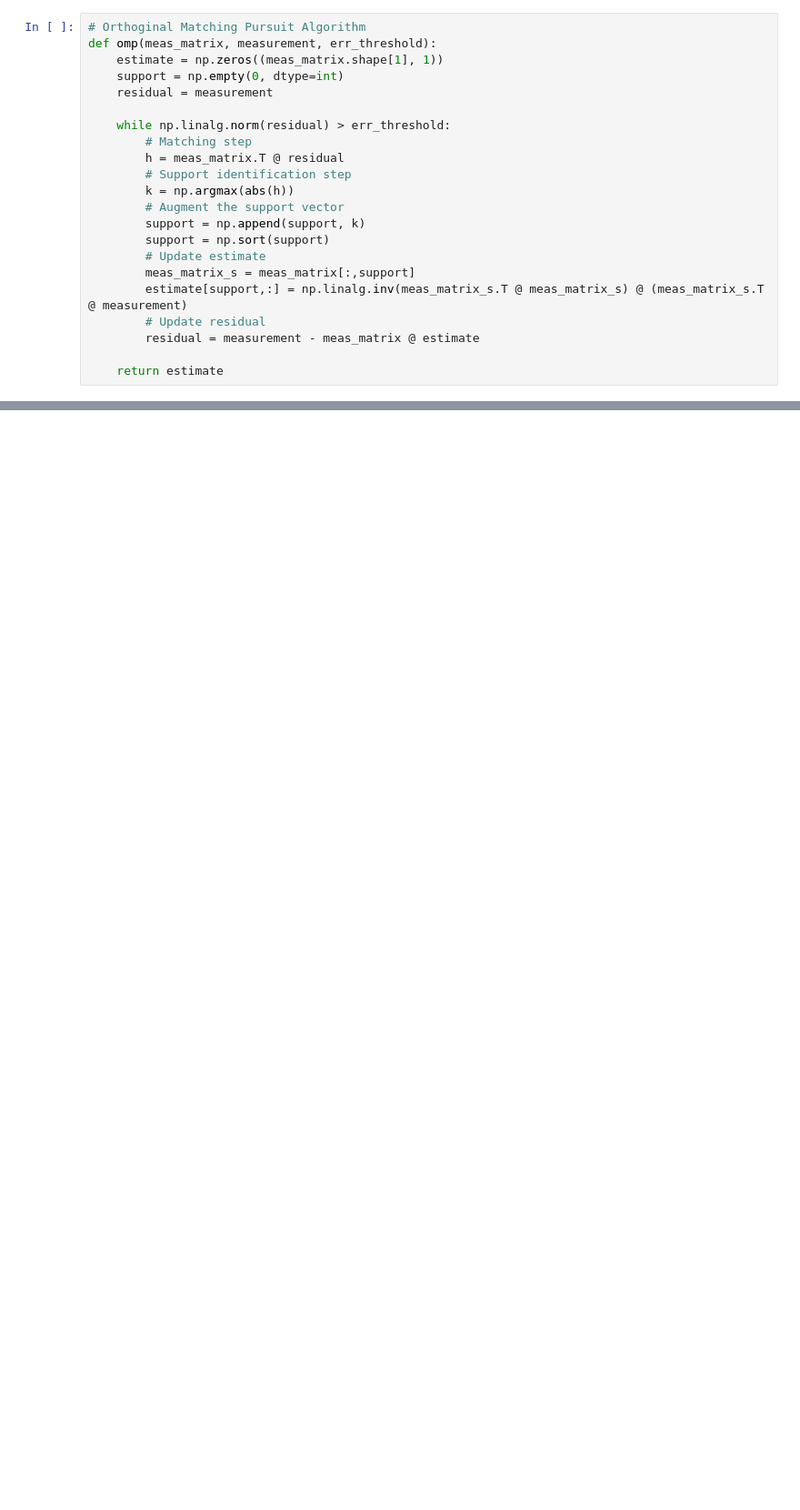
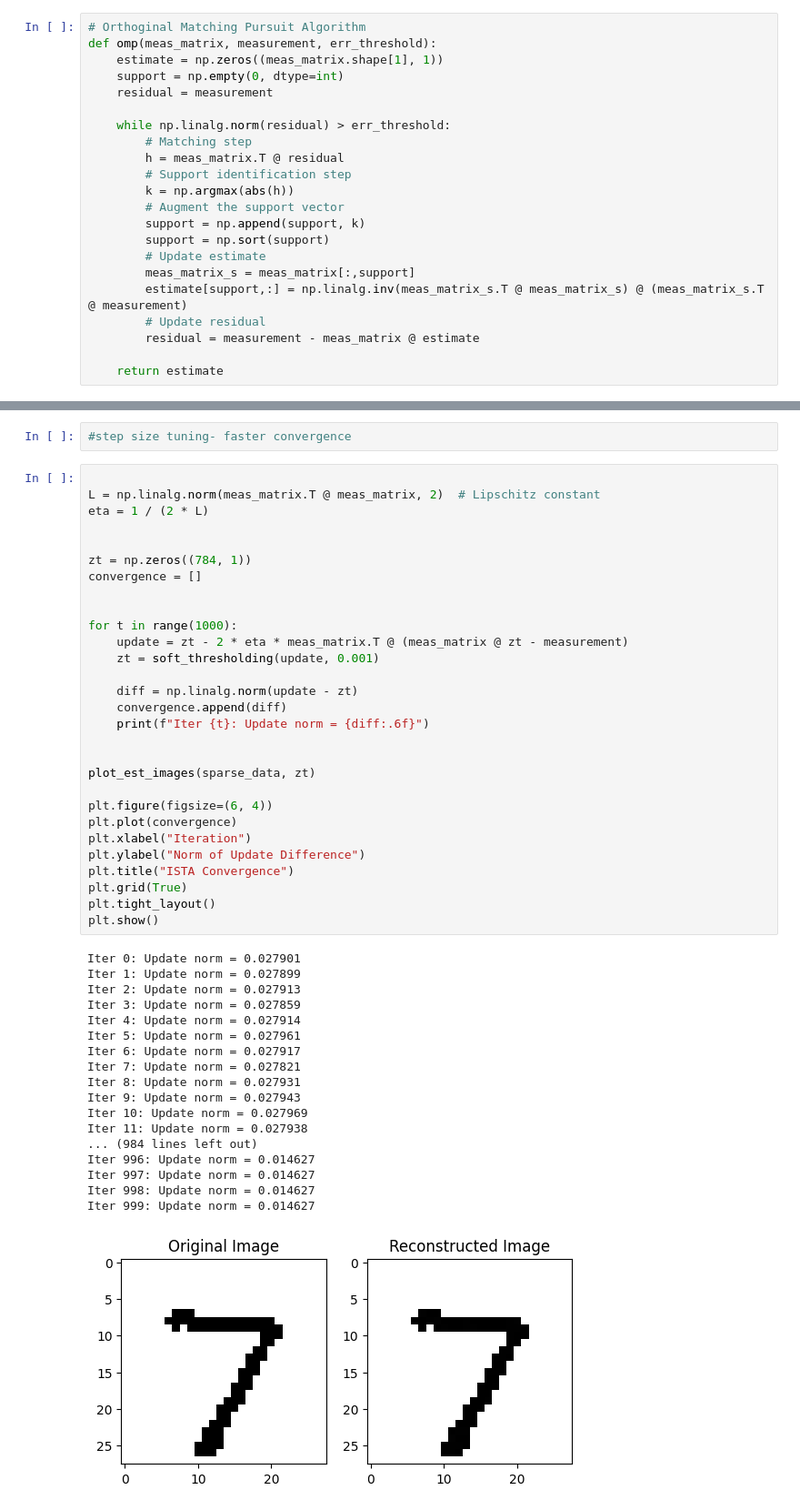
Before and after one commit to josephine-king/EE4740_ImageCompression, a Jupyter notebook: image_compression.ipynb, the cells around one changed output, grey strips where cells are left out. Shown: that part at 91% size. Cells and saved outputs as stored; diff of their text form; blank space fills up the shorter version.

```diff
--- a/image_compression.ipynb
+++ b/image_compression.ipynb
@@ -121,0 +213,50 @@ plot_est_images(sparse_data, estimate)
+# %%
+#step size tuning- faster convergence
+# %%
+
+L = np.linalg.norm(meas_matrix.T @ meas_matrix, 2)  # Lipschitz constant
+eta = 1 / (2 * L)
+
+
+zt = np.zeros((784, 1))
+convergence = []
+
+
+for t in range(1000):
+    update = zt - 2 * eta * meas_matrix.T @ (meas_matrix @ zt - measurement)
+    zt = soft_thresholding(update, 0.001)
+
+    diff = np.linalg.norm(update - zt)
+    convergence.append(diff)
+    print(f"Iter {t}: Update norm = {diff:.6f}")
+
+
+plot_est_images(sparse_data, zt)
+
+plt.figure(figsize=(6, 4))
+plt.plot(convergence)
+plt.xlabel("Iteration")
+plt.ylabel("Norm of Update Difference")
+plt.title("ISTA Convergence")
+plt.grid(True)
+plt.tight_layout()
+plt.show()
+# %% [output]
+Iter 0: Update norm = 0.027901
+Iter 1: Update norm = 0.027899
+Iter 2: Update norm = 0.027913
+Iter 3: Update norm = 0.027859
+Iter 4: Update norm = 0.027914
+Iter 5: Update norm = 0.027961
+Iter 6: Update norm = 0.027917
+Iter 7: Update norm = 0.027821
+Iter 8: Update norm = 0.027931
+Iter 9: Update norm = 0.027943
+Iter 10: Update norm = 0.027969
+Iter 11: Update norm = 0.027938
+... (984 lines left out)
+Iter 996: Update norm = 0.014627
+Iter 997: Update norm = 0.014627
+Iter 998: Update norm = 0.014627
+Iter 999: Update norm = 0.014627
+[figure, added]
```
Also changed, not shown: parts of 10 cells of this notebook.
